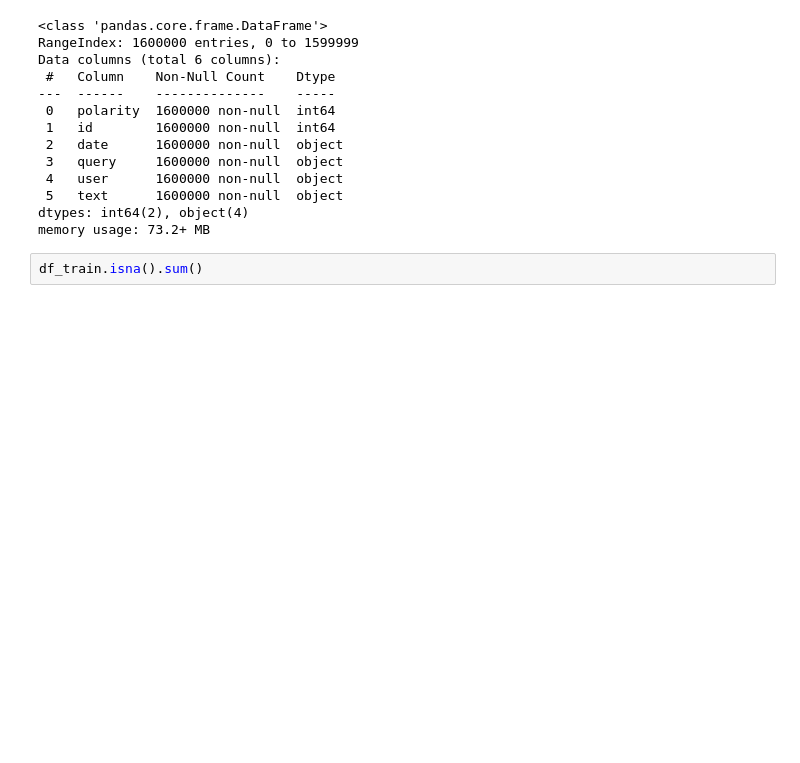
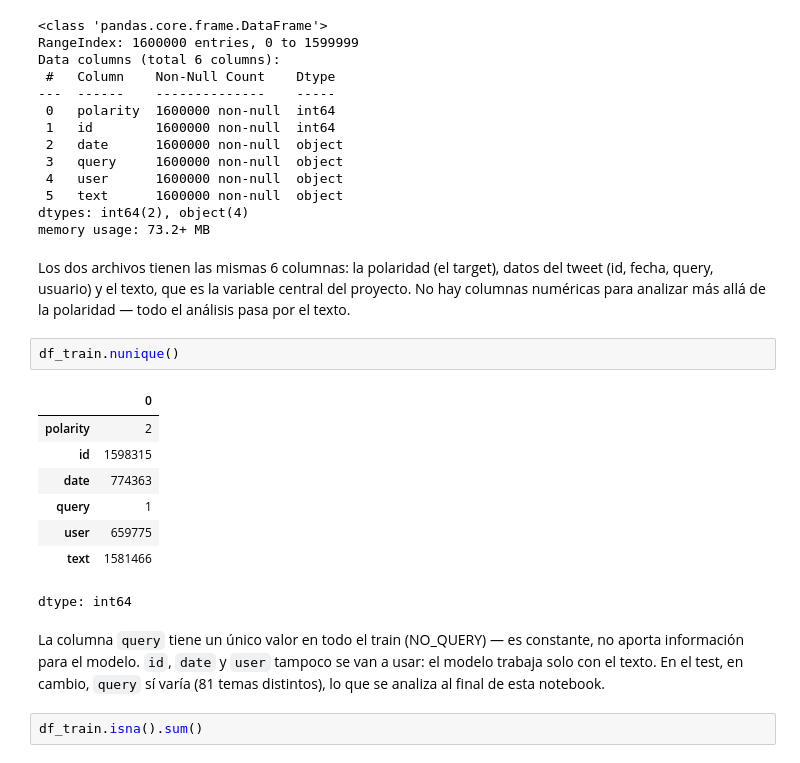
Before and after one commit to srcundo/Trabajo-pr-ctico-n-3, a Jupyter notebook: notebooks/01_EDA.ipynb, the cells around one changed output. Drawn from its saved outputs; the diff is of its cells as text; blank space fills up the shorter version.

```diff
--- a/notebooks/01_EDA.ipynb
+++ b/notebooks/01_EDA.ipynb
@@ -60,6 +66,27 @@ Data columns (total 6 columns):
  5   text      1600000 non-null  object
 dtypes: int64(2), object(4)
 memory usage: 73.2+ MB
+# %% [markdown]
+Los dos archivos tienen las mismas 6 columnas: la polaridad (el target), datos del
+tweet (id, fecha, query, usuario) y el texto, que es la variable central del
+proyecto. No hay columnas numéricas para analizar más allá de la polaridad — todo
+el análisis pasa por el texto.
+# %%
+df_train.nunique()
+# %% [output]
+|  | 0 |
+| polarity | 2 |
+| id | 1598315 |
+| date | 774363 |
+| query | 1 |
+| user | 659775 |
+| text | 1581466 |
+dtype: int64
+# %% [markdown]
+La columna `query` tiene un único valor en todo el train (NO_QUERY) — es constante,
+no aporta información para el modelo. `id`, `date` y `user` tampoco se van a usar:
+el modelo trabaja solo con el texto. En el test, en cambio, `query` sí varía (81
+temas distintos), lo que se analiza al final de esta notebook.
 # %%
 df_train.isna().sum()
 # %% [output]
```
Also changed, not shown: parts of 2 cells of this notebook.
